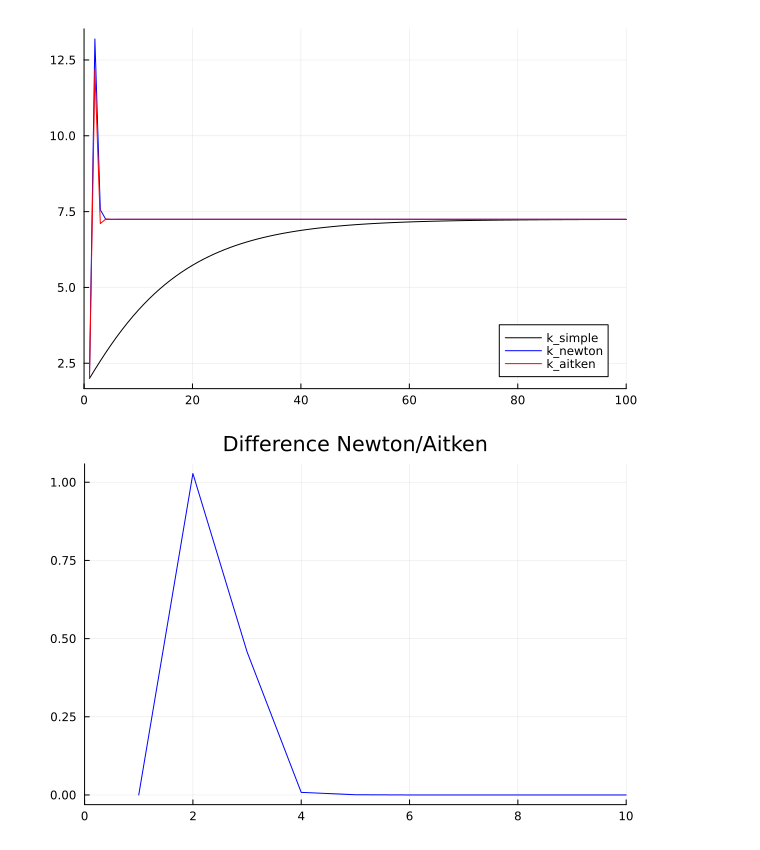
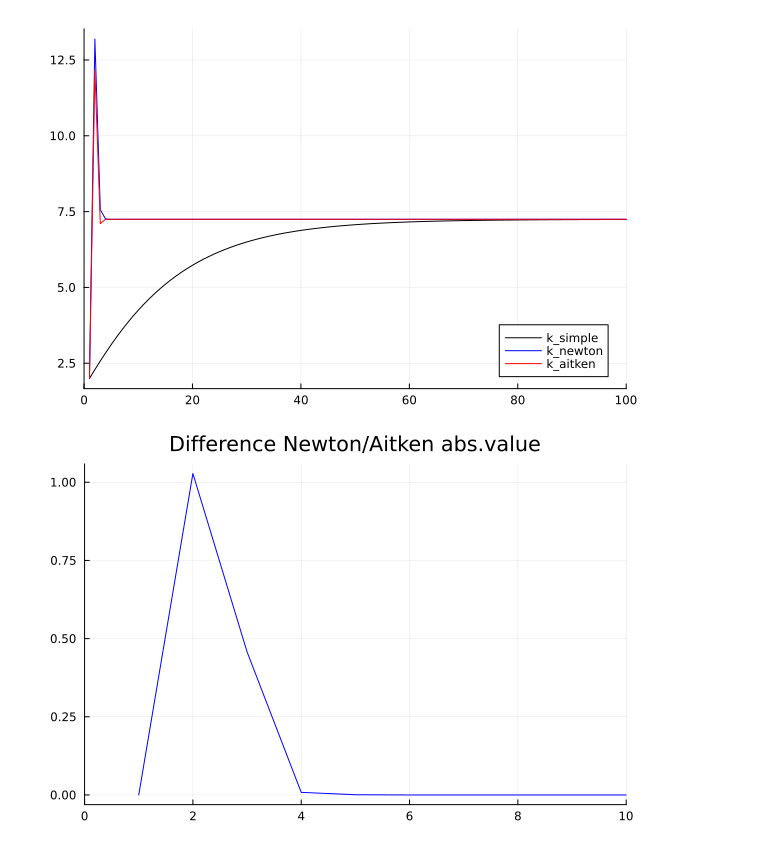
Before and after one commit to PierreRlld/NUM3A, a Jupyter notebook: Tutorial/2_solow.out.ipynb, the cells around one changed output. Cells and saved outputs as stored; diff of their text form; code cells hidden in the pictures.

```diff
--- a/Tutorial/2_solow.out.ipynb
+++ b/Tutorial/2_solow.out.ipynb
@@ -253,7 +272,7 @@ function simulate_newton(k0::Float64, model; s::Float64=0.4, T::Int=100, deb::Bo
                     break
                 end
                 ratio = succ_errors[end]/succ_errors[end-1]
-                @printf "iter : %3.0f | K : %12.9f | Successive errors : %.12f | Success criterion : %9.6f | Ratio : %.12f \n" t k cvspeed crit ratio
+                @printf "iter : %3.0f | K : %12.9f | Successive errors : %.12f | Success criterion : %9.6f | RATIO : %.12f \n" t k cvspeed crit ratio
             catch
             end
         end
@@ -335,6 +354,7 @@ function simulate_aitken(k0::Float64, model; s::Float64=0.4, T::Int=100, deb::Bo
 
     # ===========
     for t in 1:(T+1)
+
         x0 = res[end]
         x1 = f(x0, model; s=s)
         x2 = f(x1, model; s=s)
@@ -345,6 +365,7 @@ function simulate_aitken(k0::Float64, model; s::Float64=0.4, T::Int=100, deb::Bo
             cutoff = t
             break
         else
+            #! AITKEN
             ax = x1 - (x1-x0)^2/den
         end
         push!(res,ax)
@@ -356,7 +377,7 @@ function simulate_aitken(k0::Float64, model; s::Float64=0.4, T::Int=100, deb::Bo
 
             try
                 ratio = succ_errors[end]/succ_errors[end-1]
-                @printf "iter : %3.0f | AX : %12.9f | Successive errors : %.12f | Success criterion : %9.6f | Ratio : %.12f \n" t ax cvspeed crit ratio
+                @printf "iter : %3.0f | AX : %12.9f | Successive errors : %.12f | Success criterion : %9.6f | RATIO : %.12f \n" t ax cvspeed crit ratio
             catch
             end
         end
@@ -416,7 +437,7 @@ plot!(fig, simulate_aitken(2.0, model), c=:red, label="k_aitken")
 # %% [output]
 [figure]
 # %%
-fig = plot(xlim=(0,10), legend=:topright, title="Difference Newton/Aitken")
+fig = plot(xlim=(0,10), legend=:topright, title="Difference Newton/Aitken abs.value")
 plot!(fig, abs.(simulate_newton(2.0, model) - simulate_aitken(2.0, model)), c=:blue, legend=false)
 # %% [output]
-[figure, old version]
+[figure, new version]
```
Also changed, not shown: parts of 7 cells of this notebook, 3 other files.
